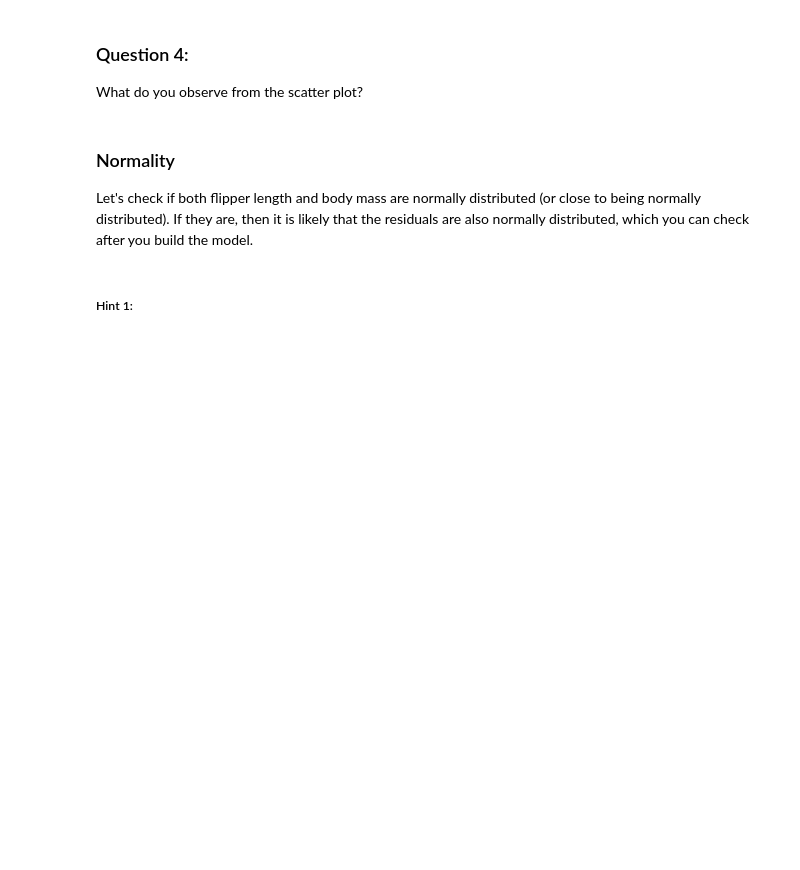
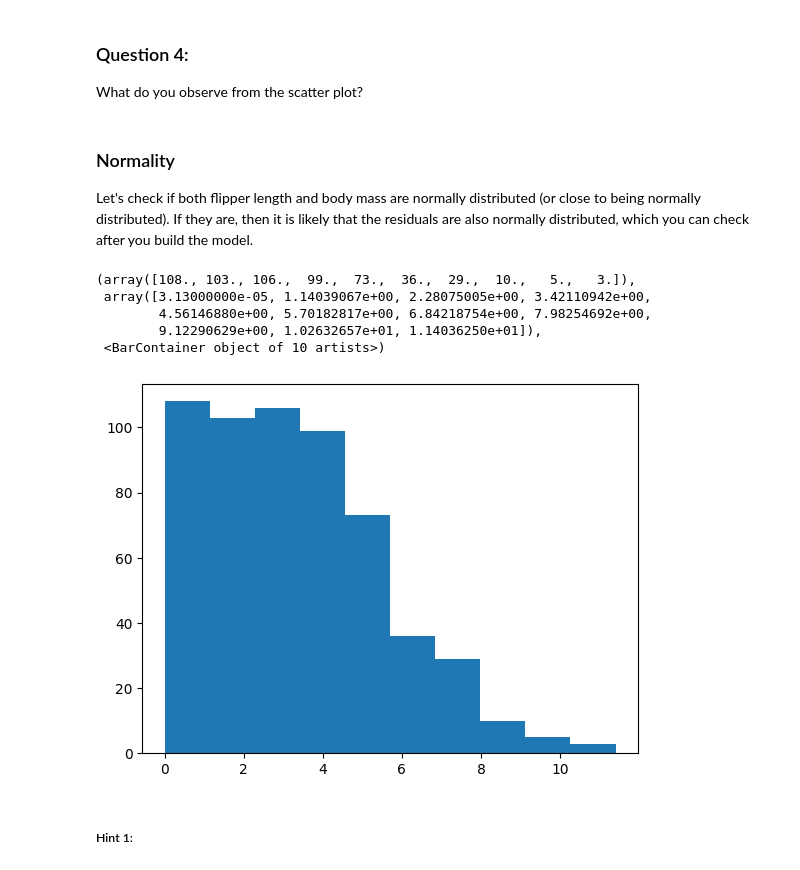
Before and after one commit to CherutoSharleen/Data-Science-2, a Jupyter notebook: Assignment/LearnerFacing_Simple_Linear_Regression.ipynb, the cells around one changed output. Saved outputs shown, nothing was run; the diff lists cells and outputs as text; code cells hidden in the pictures; blank space fills up the shorter version.

```diff
--- a/Assignment/LearnerFacing_Simple_Linear_Regression.ipynb
+++ b/Assignment/LearnerFacing_Simple_Linear_Regression.ipynb
@@ -153,7 +172,15 @@ Let's check if both flipper length and body mass are normally distributed (or cl
 # %%
 # Check if flipper length is normally distributed
 
 ### YOUR CODE HERE
+plt.hist(sales_data["Social Media"])
+# %% [output]
+(array([108., 103., 106.,  99.,  73.,  36.,  29.,  10.,   5.,   3.]),
+ array([3.13000000e-05, 1.14039067e+00, 2.28075005e+00, 3.42110942e+00,
+        4.56146880e+00, 5.70182817e+00, 6.84218754e+00, 7.98254692e+00,
+        9.12290629e+00, 1.02632657e+01, 1.14036250e+01]),
+ <BarContainer object of 10 artists>)
+[figure, added]
 # %%
 # Check if body mass is normally distributed
 
```
Also changed, not shown: parts of 2 cells of this notebook, 6 other files.
